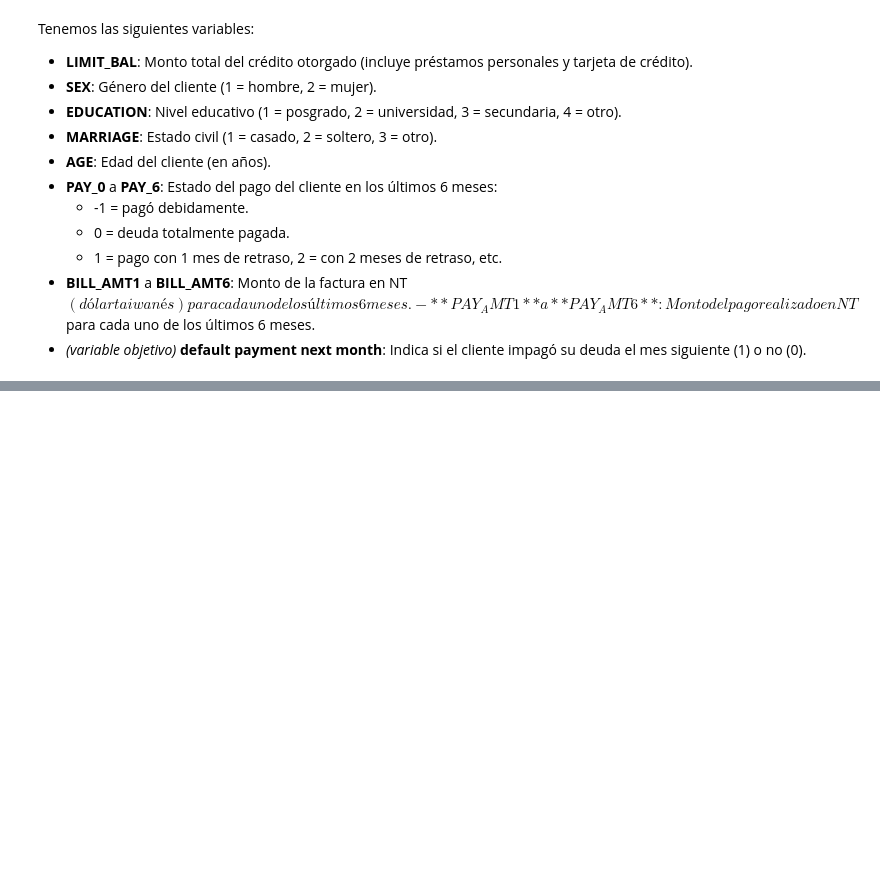
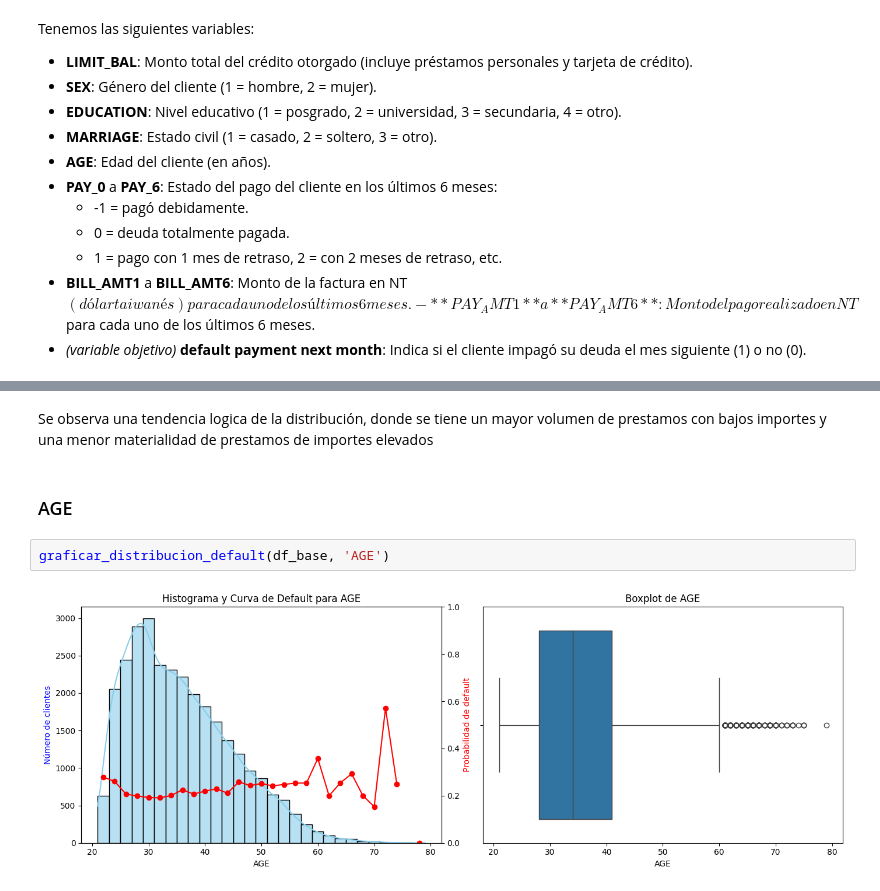
Before and after one commit to Sergi-06/Calibracion_Feedback1, a Jupyter notebook: Feedback1.ipynb, the cells around one changed output, grey strips where cells are left out. Saved outputs shown, nothing was run; the diff lists cells and outputs as text; blank space fills up the shorter version.

```diff
--- a/Feedback1.ipynb
+++ b/Feedback1.ipynb
@@ -47,0 +349,8 @@ Tenemos las siguientes variables:
+# %% [markdown]
+Se observa una tendencia logica de la distribución, donde se tiene un mayor volumen de prestamos con bajos importes y una menor materialidad de prestamos de importes elevados
+# %% [markdown]
+### AGE
+# %%
+graficar_distribucion_default(df_base, 'AGE')
+# %% [output]
+[figure, added]
```
Also changed, not shown: parts of 40 cells of this notebook.
